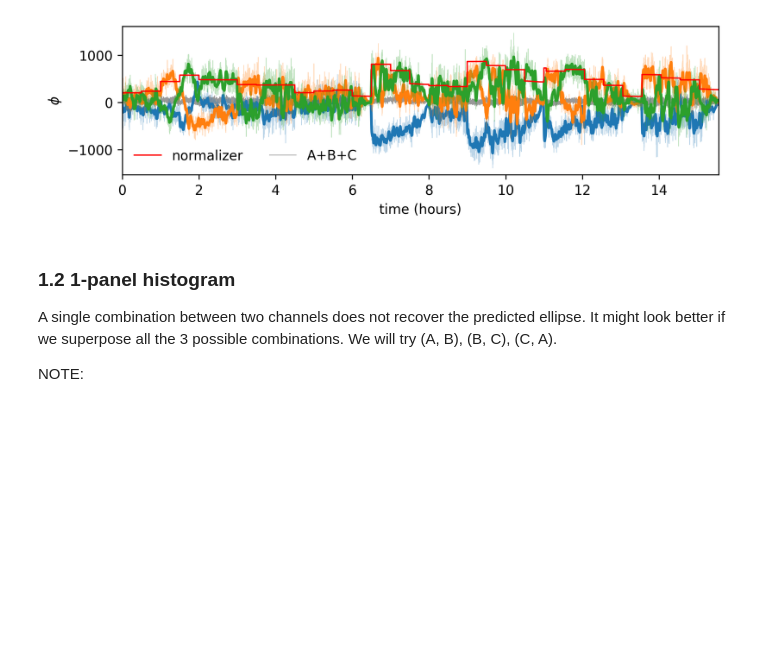
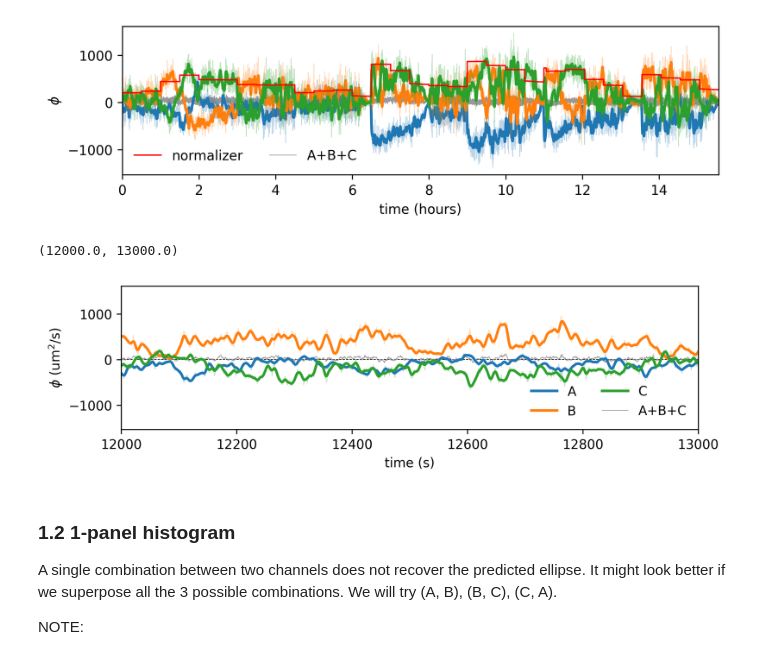
Before and after one commit to ZLoverty/AN, a Jupyter notebook: Code/data-summary.ipynb, the cells around one changed output. Saved outputs shown, nothing was run; the diff lists cells and outputs as text; code cells hidden in the pictures; blank space fills up the shorter version.

```diff
--- a/Code/data-summary.ipynb
+++ b/Code/data-summary.ipynb
@@ -248,6 +310,23 @@ ax.legend(ncol=2, frameon=False)
 # %% [output]
 <matplotlib.legend.Legend at 0x...>
 [figure]
+# %%
+fig, ax = plt.subplots(figsize=(8,2), dpi=300)
+colors = plt.get_cmap("tab10")
+for i, channel_name in enumerate(["A", "B", "C"]):
+    ax.plot(combined["t"], combined[channel_name], color=colors(i), lw=0.5, alpha=0.3)
+    ax.plot(combined["t"], gaussian_filter1d(combined[channel_name], sigma=5), color=colors(i), lw=2, label=channel_name)
+# ax.plot(combined["t"], combined["normalizer"], lw=1, color="red", label="normalizer")
+ax.plot(combined["t"], combined[["A", "B", "C"]].mean(axis=1), lw=0.5, color='gray', alpha=0.8, label="A+B+C", zorder=-1)
+ax.plot([0, combined["t"].max()], [0,0], ls="--", lw=0.5, color="black", zorder=-2)
+ax.set_xlim([0, combined["t"].max()])
+ax.set_xlabel("time (s)")
+ax.set_ylabel("$\phi$ (um$^2$/s)")
+ax.legend(ncol=2, frameon=False)
+ax.set_xlim([12000,13000])
+# %% [output]
+(12000.0, 13000.0)
+[figure, added]
 # %%
 fig, ax = plt.subplots(figsize=(8,2), dpi=300)
 colors = plt.get_cmap("tab10")
```
Also changed, not shown: parts of 5 cells of this notebook, 3 other files.
